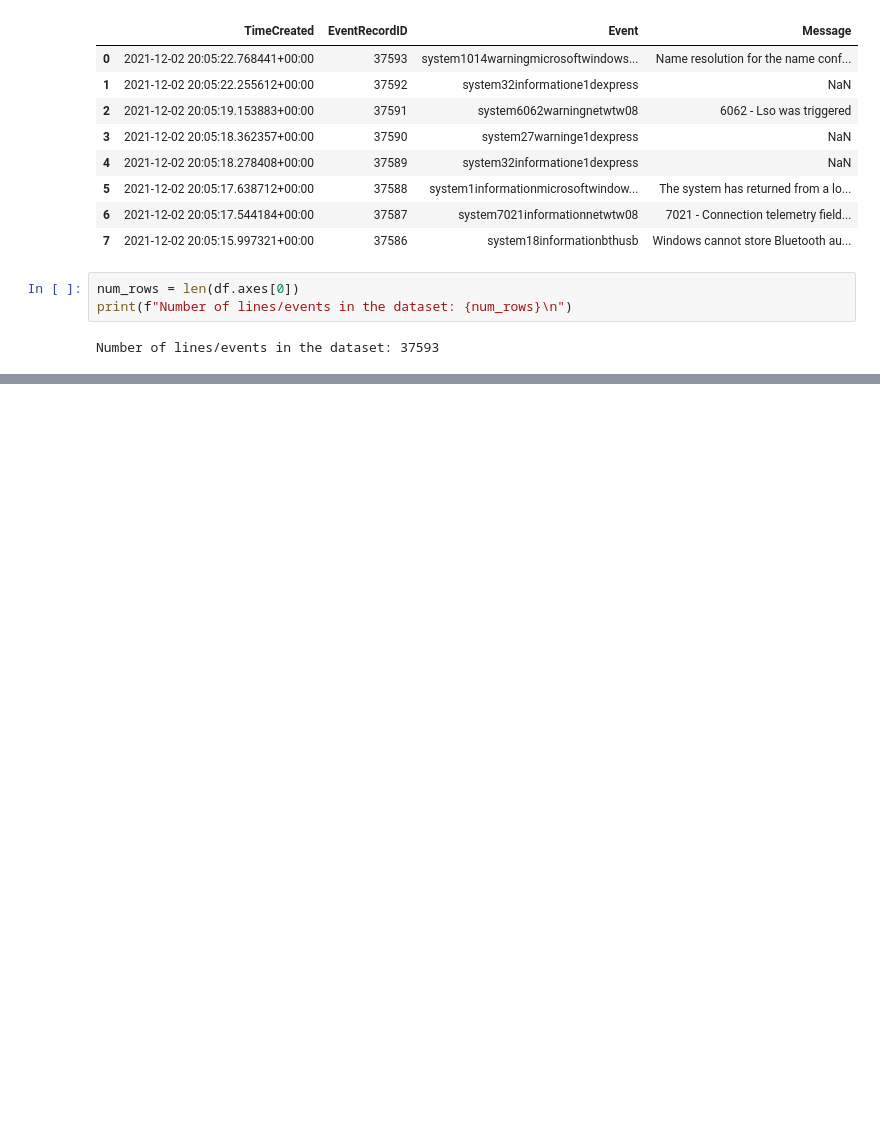
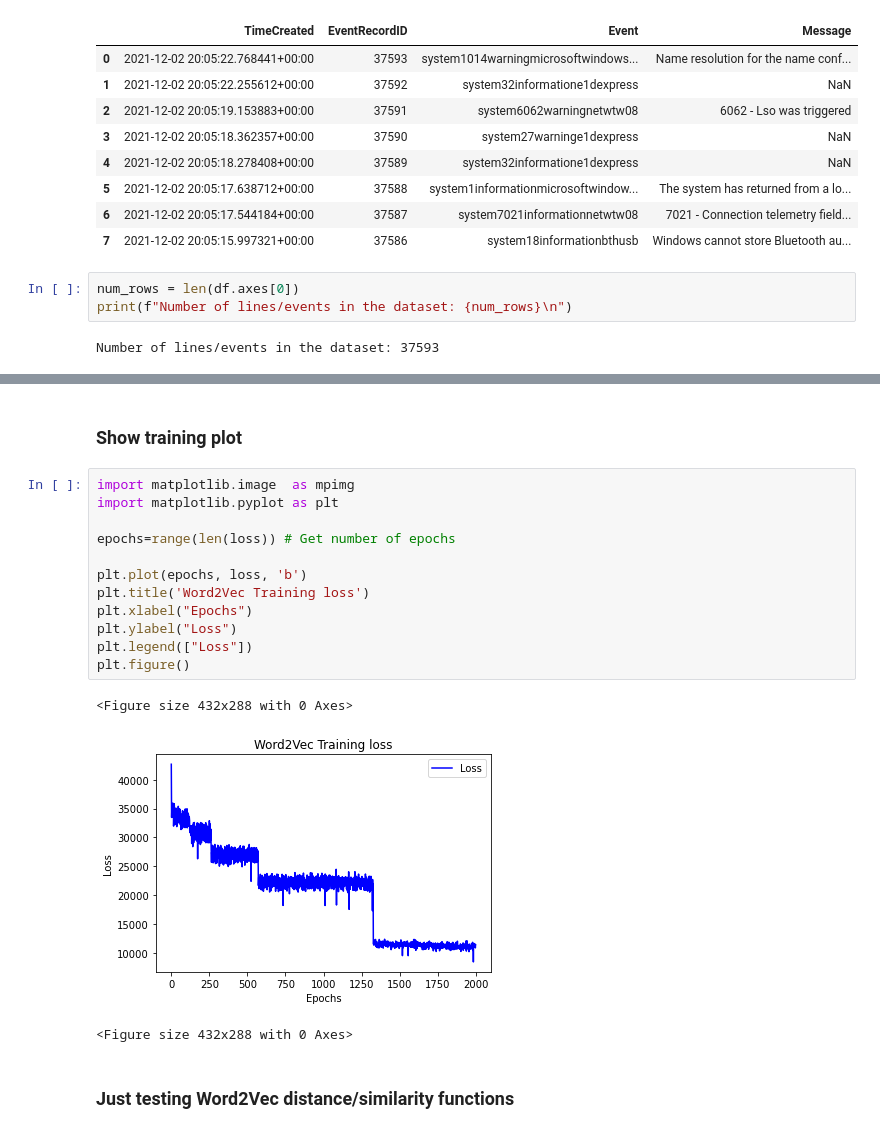
Before and after one commit to Grrtzm/word2vec, a Jupyter notebook: windows_eventlog_anomaly_detection_with_gensim_word2vec.ipynb, the cells around one changed output, grey strips where cells are left out. Saved outputs shown, nothing was run; the diff lists cells and outputs as text; blank space fills up the shorter version.

```diff
--- a/windows_eventlog_anomaly_detection_with_gensim_word2vec.ipynb
+++ b/windows_eventlog_anomaly_detection_with_gensim_word2vec.ipynb
@@ -156 +194,21 @@ Let's try to understand the hyperparameter of this model.
+# %% [markdown]
+### Show training plot
+# %%
+import matplotlib.image  as mpimg
+import matplotlib.pyplot as plt
+
+epochs=range(len(loss)) # Get number of epochs
+
+plt.plot(epochs, loss, 'b')
+plt.title('Word2Vec Training loss')
+plt.xlabel("Epochs")
+plt.ylabel("Loss")
+plt.legend(["Loss"])
+plt.figure()
+# %% [output]
+<Figure size 432x288 with 0 Axes>
+[figure, added]
+<Figure size 432x288 with 0 Axes>
+# %% [markdown]
+### Just testing Word2Vec distance/similarity functions
 # %%
```
Also changed, not shown: parts of 27 cells of this notebook, 11 other files.
